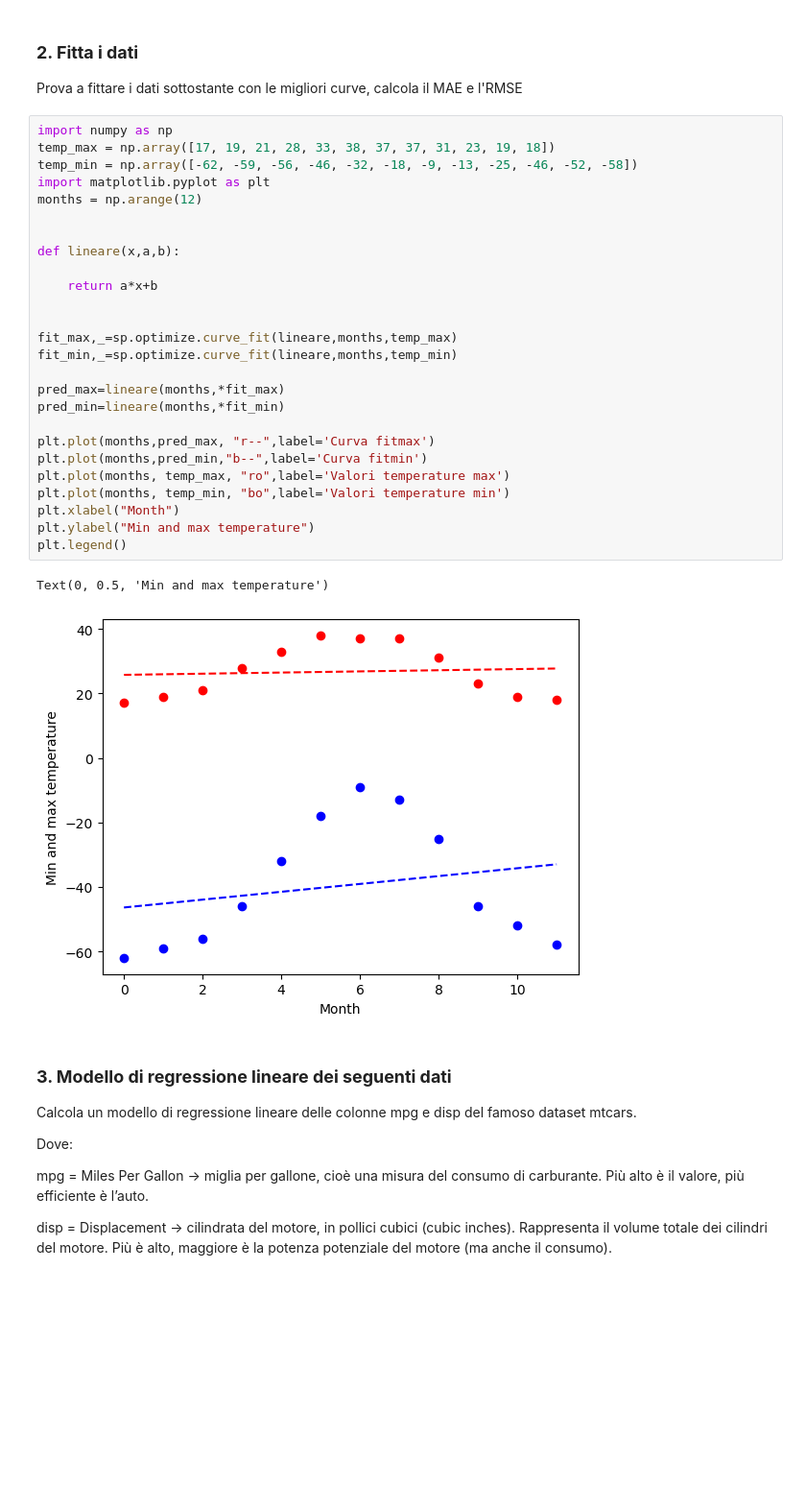
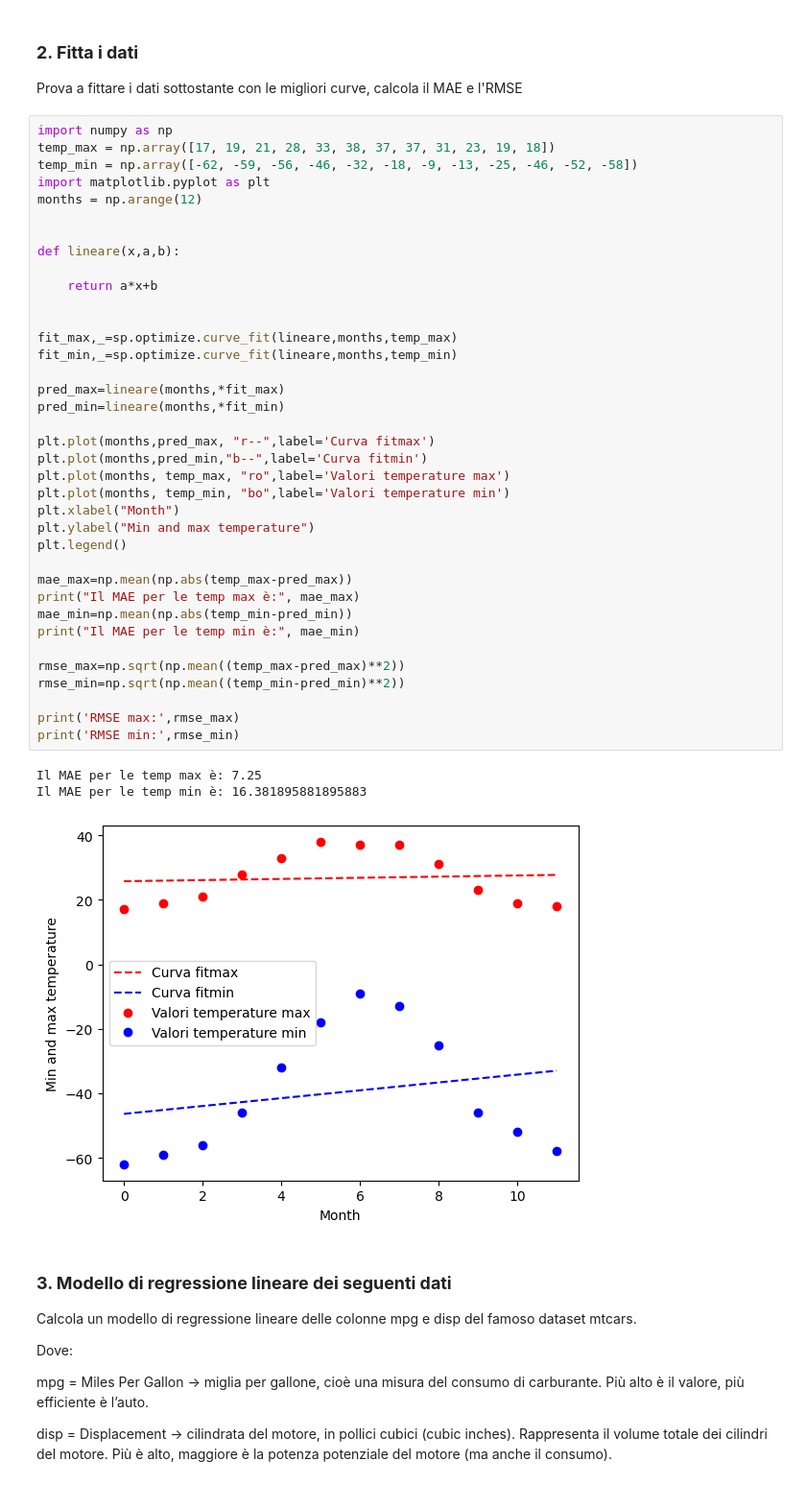
Before and after one commit to michelemarengo96/ProgrammingLabII, a Jupyter notebook: 6_Esercizi_lez_6.ipynb, the cells around one changed output. Shown at 96% size. Cells and saved outputs as stored; diff of their text form; blank space fills up the shorter version.

```diff
--- a/6_Esercizi_lez_6.ipynb
+++ b/6_Esercizi_lez_6.ipynb
@@ -46,32 +46,44 @@ Prova a fittare i dati sottostante con le migliori curve, calcola il MAE e l'RMS
 # %%
 import numpy as np
 temp_max = np.array([17, 19, 21, 28, 33, 38, 37, 37, 31, 23, 19, 18])
 temp_min = np.array([-62, -59, -56, -46, -32, -18, -9, -13, -25, -46, -52, -58])
 import matplotlib.pyplot as plt
 months = np.arange(12)
 
 
 def lineare(x,a,b):
 
     return a*x+b
 
 
 fit_max,_=sp.optimize.curve_fit(lineare,months,temp_max)
 fit_min,_=sp.optimize.curve_fit(lineare,months,temp_min)
 
 pred_max=lineare(months,*fit_max)
 pred_min=lineare(months,*fit_min)
 
 plt.plot(months,pred_max, "r--",label='Curva fitmax')
 plt.plot(months,pred_min,"b--",label='Curva fitmin')
 plt.plot(months, temp_max, "ro",label='Valori temperature max')
 plt.plot(months, temp_min, "bo",label='Valori temperature min')
 plt.xlabel("Month")
 plt.ylabel("Min and max temperature")
 plt.legend()
+
+mae_max=np.mean(np.abs(temp_max-pred_max))
+print("Il MAE per le temp max è:", mae_max)
+mae_min=np.mean(np.abs(temp_min-pred_min))
+print("Il MAE per le temp min è:", mae_min)
+
+rmse_max=np.sqrt(np.mean((temp_max-pred_max)**2))
+rmse_min=np.sqrt(np.mean((temp_min-pred_min)**2))
+
+print('RMSE max:',rmse_max)
+print('RMSE min:',rmse_min)
 # %% [output]
-Text(0, 0.5, 'Min and max temperature')
+Il MAE per le temp max è: 7.25
+Il MAE per le temp min è: 16.381895881895883
-[figure, old version]
+[figure, new version]
 # %% [markdown]
 ### **3. Modello di regressione lineare dei seguenti dati**
 
```
